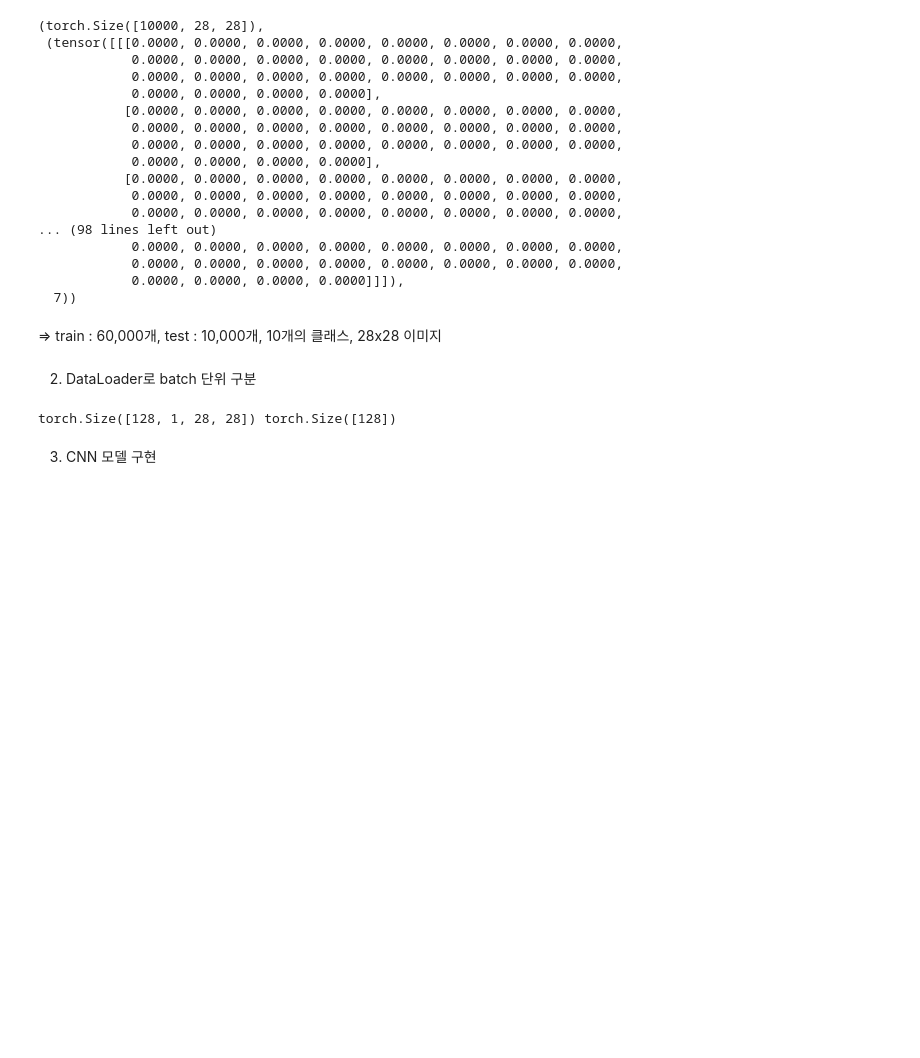
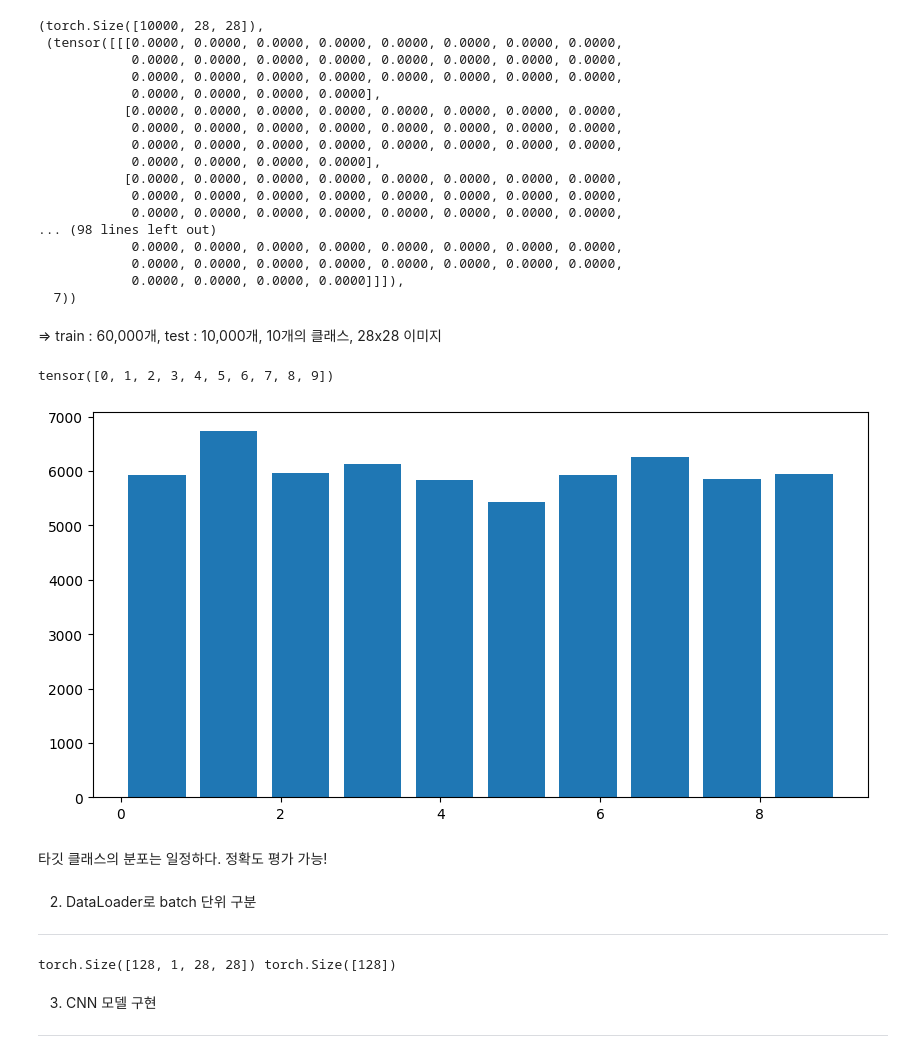
Before and after one commit to zeeenoo11/KDT5_Notes, a Jupyter notebook: EXAM_OpenCV/DAY2_Fri/BA01_cnn.ipynb, the cells around one changed output. Saved outputs shown, nothing was run; the diff lists cells and outputs as text; code cells hidden in the pictures; blank space fills up the shorter version.

```diff
--- a/EXAM_OpenCV/DAY2_Fri/BA01_cnn.ipynb
+++ b/EXAM_OpenCV/DAY2_Fri/BA01_cnn.ipynb
@@ -150,8 +95,22 @@ testing_data.data.shape, testing_data[0]
   7))
 # %% [markdown]
 => train : 60,000개, test : 10,000개, 10개의 클래스, 28x28 이미지
+# %%
+# 클래스 분포도 확인 : histogram
+from matplotlib import pyplot as plt
+
+print(training_data.targets.unique())
+plt.figure(figsize=(10, 5))
+plt.hist(training_data.targets, bins=10, rwidth=0.8)
+plt.show()
+# %% [output]
+tensor([0, 1, 2, 3, 4, 5, 6, 7, 8, 9])
+[figure, added]
+# %% [markdown]
+타깃 클래스의 분포는 일정하다. 정확도 평가 가능!
 # %% [markdown]
 2. DataLoader로 batch 단위 구분
+<hr>
 # %%
 # 1. Load Module
 import torch
@@ -172,3 +131,4 @@ for x, y in train_dataloader:
 torch.Size([128, 1, 28, 28]) torch.Size([128])
 # %% [markdown]
 3. CNN 모델 구현
+<hr>
```
Also changed, not shown: parts of 30 cells of this notebook, 11 other files.
